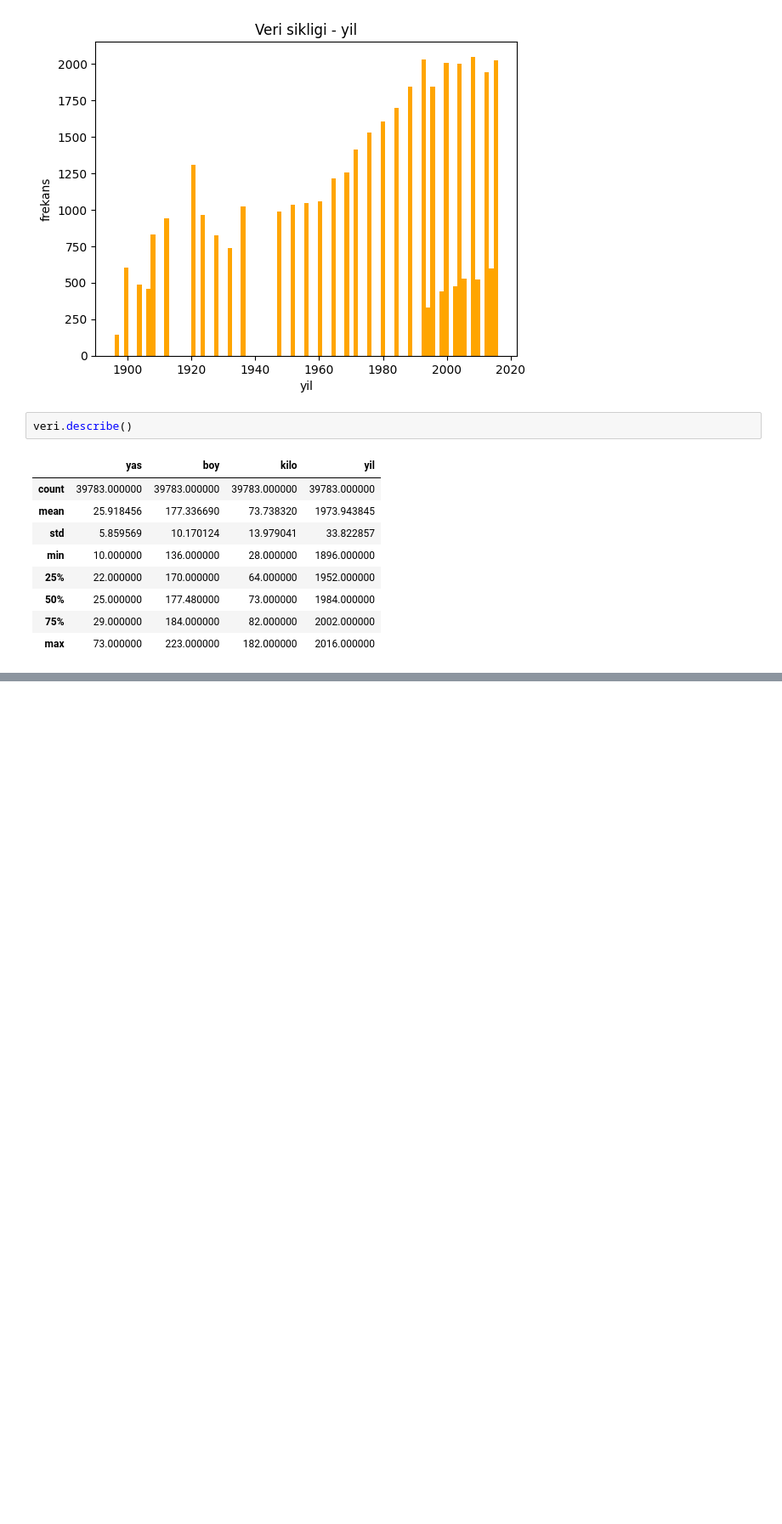
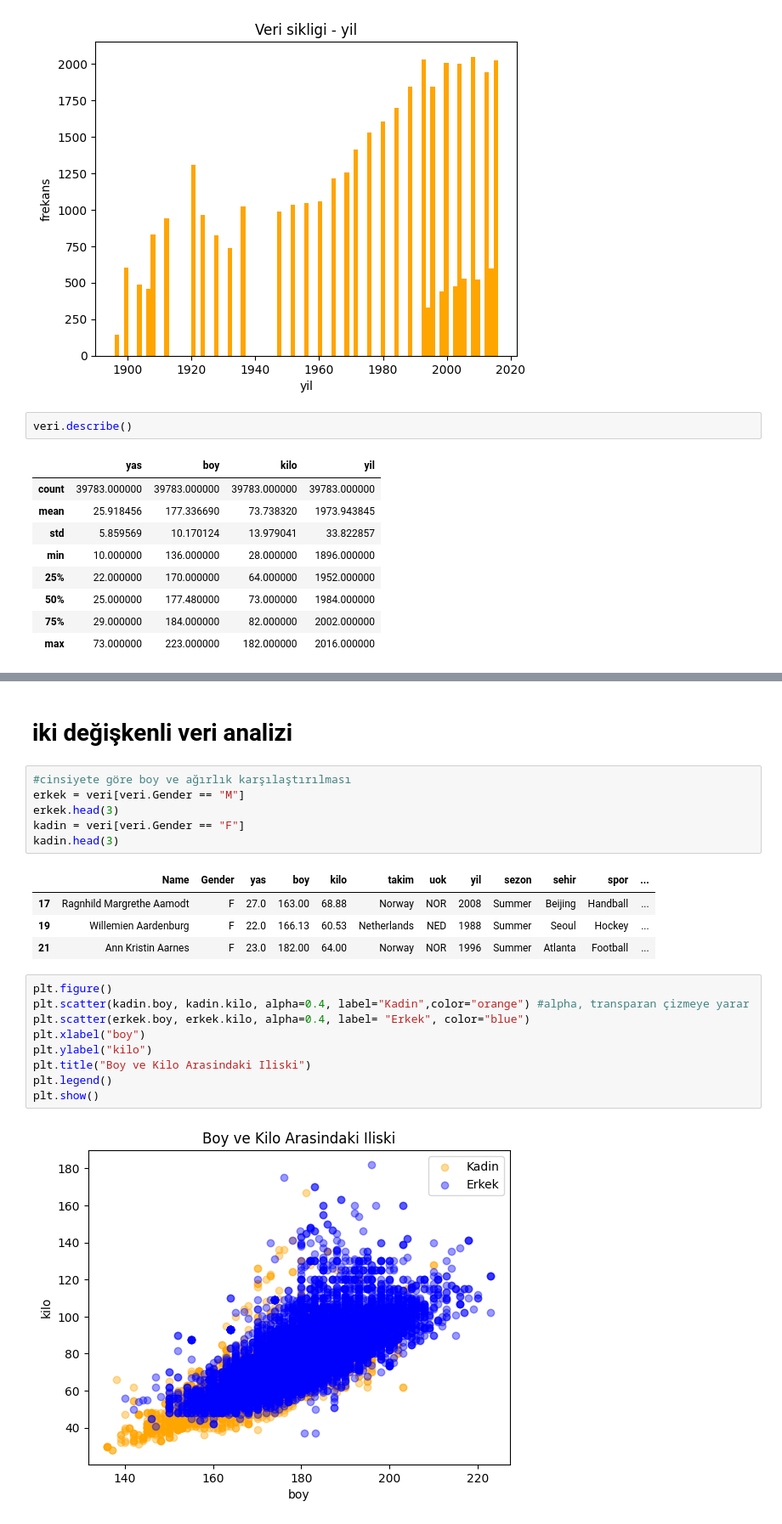
Before and after one commit to EmreUludag0/BTK-VeriBilimiMakineOgrenimiBootcamp, a Jupyter notebook: pythonVeriBilimi/Ders1-VeriBilimi.ipynb, the cells around one changed output, grey strips where cells are left out. Shown: that part at 85% size. Drawn from its saved outputs; the diff is of its cells as text; blank space fills up the shorter version.

```diff
--- a/pythonVeriBilimi/Ders1-VeriBilimi.ipynb
+++ b/pythonVeriBilimi/Ders1-VeriBilimi.ipynb
@@ -219,0 +268,24 @@ veri.describe()
+# %% [markdown]
+# iki değişkenli veri analizi
+# %%
+#cinsiyete göre boy ve ağırlık karşılaştırılması
+erkek = veri[veri.Gender == "M"]
+erkek.head(3)
+kadin = veri[veri.Gender == "F"]
+kadin.head(3)
+# %% [output]
+|  | Name | Gender | yas | boy | kilo | takim | uok | yil | sezon | sehir | spor | ... |
+| 17 | Ragnhild Margrethe Aamodt | F | 27.0 | 163.00 | 68.88 | Norway | NOR | 2008 | Summer | Beijing | Handball | ... |
+| 19 | Willemien Aardenburg | F | 22.0 | 166.13 | 60.53 | Netherlands | NED | 1988 | Summer | Seoul | Hockey | ... |
+| 21 | Ann Kristin Aarnes | F | 23.0 | 182.00 | 64.00 | Norway | NOR | 1996 | Summer | Atlanta | Football | ... |
+# %%
+plt.figure()
+plt.scatter(kadin.boy, kadin.kilo, alpha=0.4, label="Kadin",color="orange") #alpha, transparan çizmeye yarar
+plt.scatter(erkek.boy, erkek.kilo, alpha=0.4, label= "Erkek", color="blue")
+plt.xlabel("boy")
+plt.ylabel("kilo")
+plt.title("Boy ve Kilo Arasindaki Iliski")
+plt.legend()
+plt.show()
+# %% [output]
+[figure, added]
```
Also changed, not shown: parts of 15 cells of this notebook.
